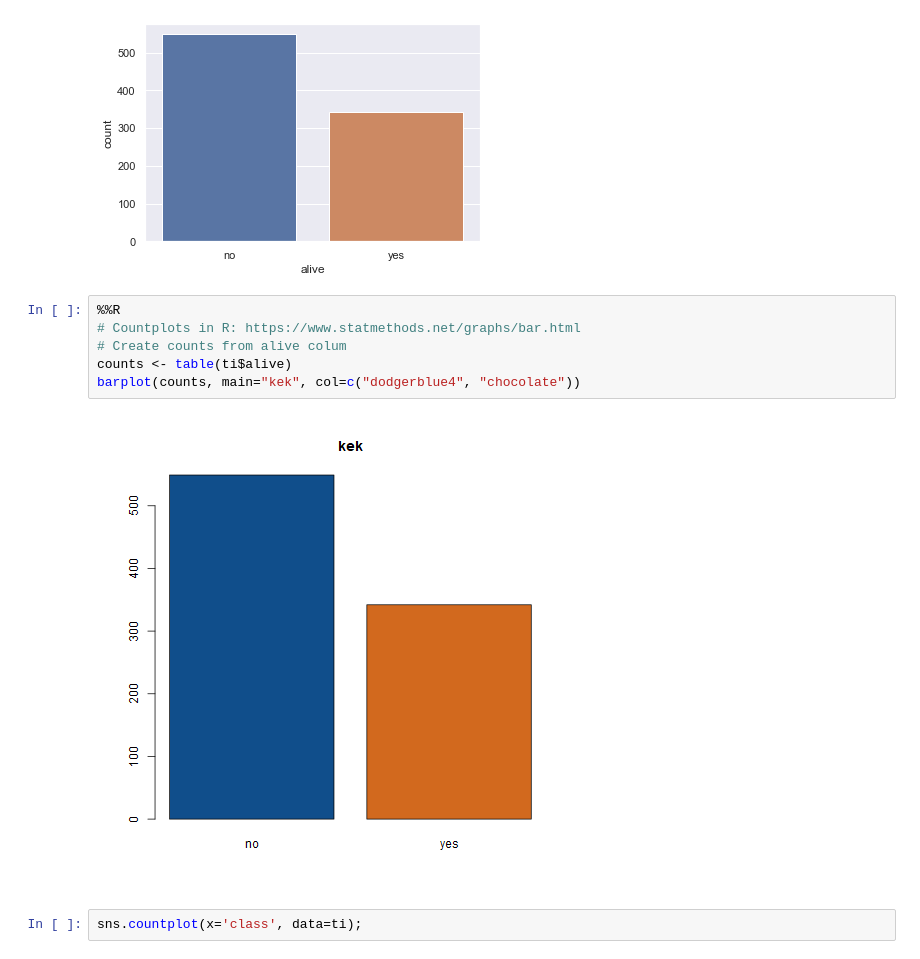
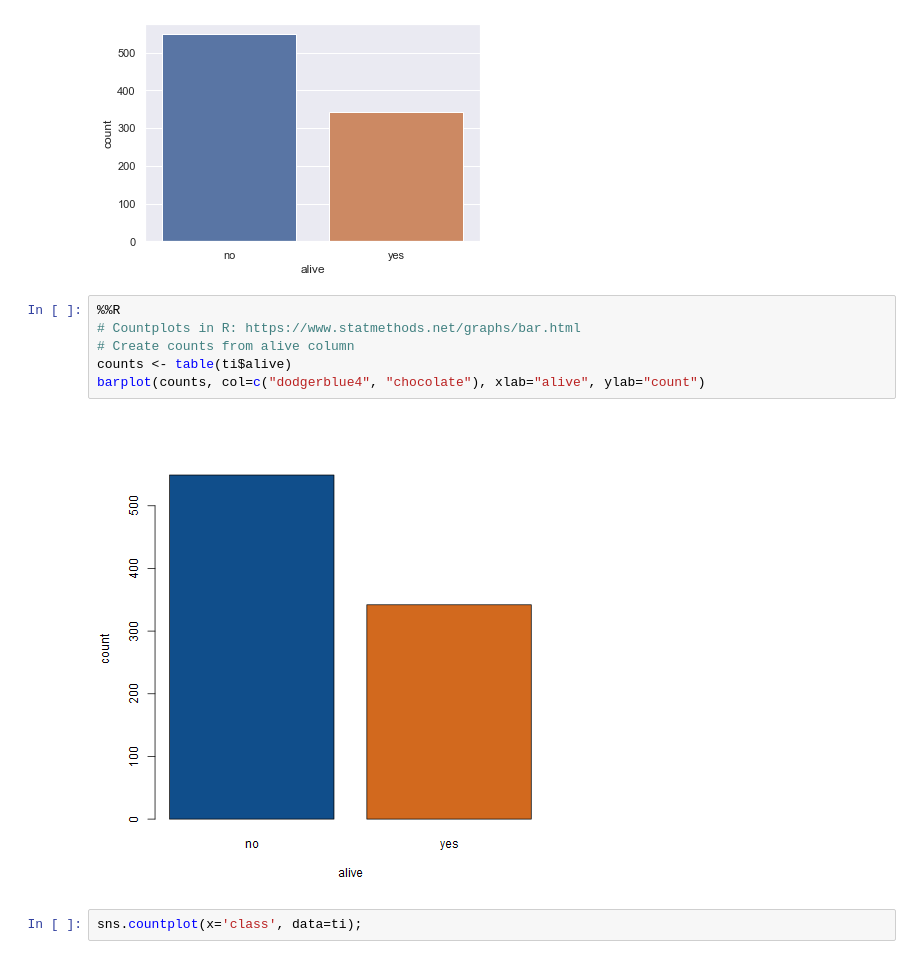
Before and after one commit to kurbaniec/everything-data-science, a Jupyter notebook: Data-Visualization/Qualitative-Daten.ipynb, the cells around one changed output. Cells and saved outputs as stored; diff of their text form.

Commit message:
Added bar chart section

```diff
--- a/Data-Visualization/Qualitative-Daten.ipynb
+++ b/Data-Visualization/Qualitative-Daten.ipynb
@@ -79,11 +90,11 @@ sns.countplot(x='alive', data=ti);
 # %%
 %%R
 # Countplots in R: https://www.statmethods.net/graphs/bar.html
-# Create counts from alive colum
+# Create counts from alive column
 counts <- table(ti$alive)
-barplot(counts, main="kek", col=c("dodgerblue4", "chocolate"))
+barplot(counts, col=c("dodgerblue4", "chocolate"), xlab="alive", ylab="count")
 # %% [output]
-[figure, old version]
+[figure, new version]
 # %%
 sns.countplot(x='class', data=ti);
 # %% [output]
```
Also changed, not shown: parts of 17 cells of this notebook, 2 other files.
